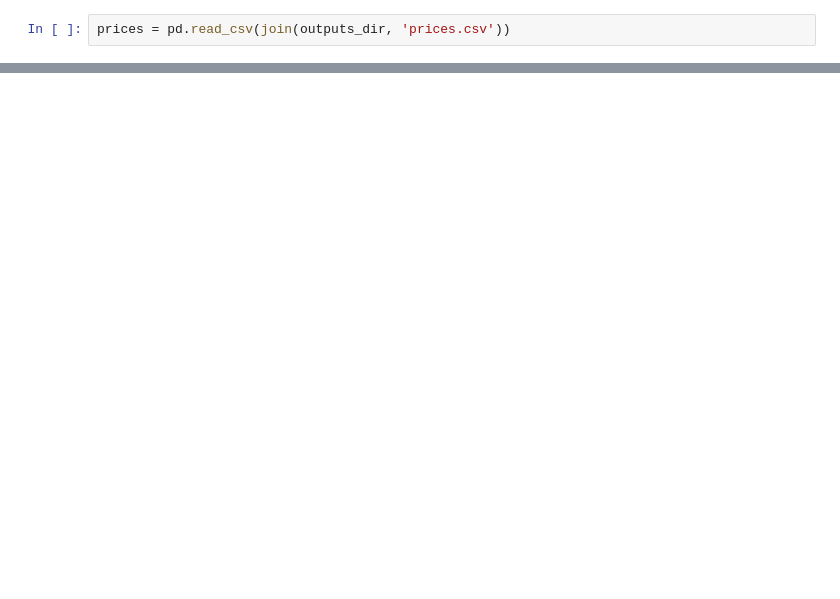
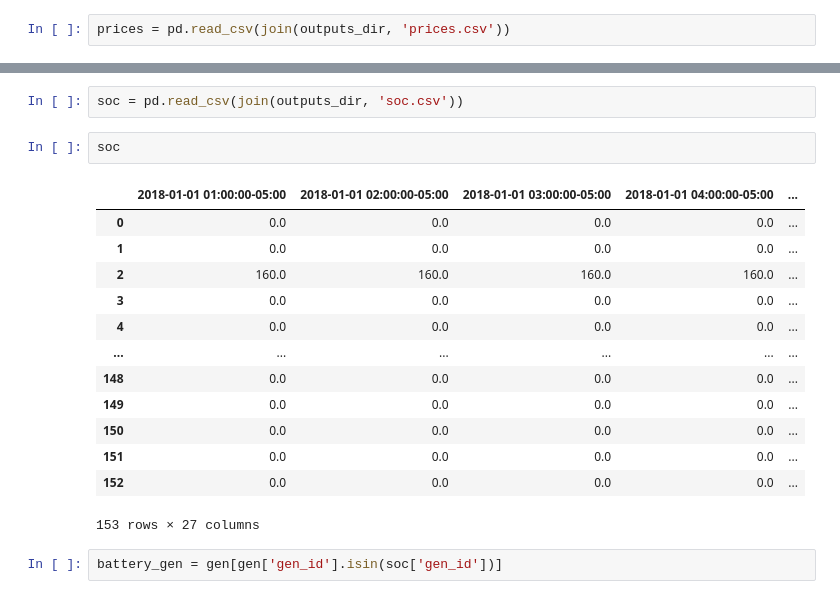
Before and after one commit to asedlak-ucsd/MAE243-Project, a Jupyter notebook: models/san_diego_system/postprocessing/run_postprocess.ipynb, the cells around one changed output, grey strips where cells are left out. Drawn from its saved outputs; the diff is of its cells as text; blank space fills up the shorter version.

```diff
--- a/models/san_diego_system/postprocessing/run_postprocess.ipynb
+++ b/models/san_diego_system/postprocessing/run_postprocess.ipynb
@@ -81,0 +102,20 @@ generator_colors.sort()
+# %%
+soc = pd.read_csv(join(outputs_dir, 'soc.csv'))
+# %%
+soc
+# %% [output]
+|  | 2018-01-01 01:00:00-05:00 | 2018-01-01 02:00:00-05:00 | 2018-01-01 03:00:00-05:00 | 2018-01-01 04:00:00-05:00 | ... |
+| 0 | 0.0 | 0.0 | 0.0 | 0.0 | ... |
+| 1 | 0.0 | 0.0 | 0.0 | 0.0 | ... |
+| 2 | 160.0 | 160.0 | 160.0 | 160.0 | ... |
+| 3 | 0.0 | 0.0 | 0.0 | 0.0 | ... |
+| 4 | 0.0 | 0.0 | 0.0 | 0.0 | ... |
+| ... | ... | ... | ... | ... | ... |
+| 148 | 0.0 | 0.0 | 0.0 | 0.0 | ... |
+| 149 | 0.0 | 0.0 | 0.0 | 0.0 | ... |
+| 150 | 0.0 | 0.0 | 0.0 | 0.0 | ... |
+| 151 | 0.0 | 0.0 | 0.0 | 0.0 | ... |
+| 152 | 0.0 | 0.0 | 0.0 | 0.0 | ... |
+153 rows × 27 columns
+# %%
+battery_gen = gen[gen['gen_id'].isin(soc['gen_id'])]
```
Also changed, not shown: parts of 11 cells of this notebook, 2 other files.
